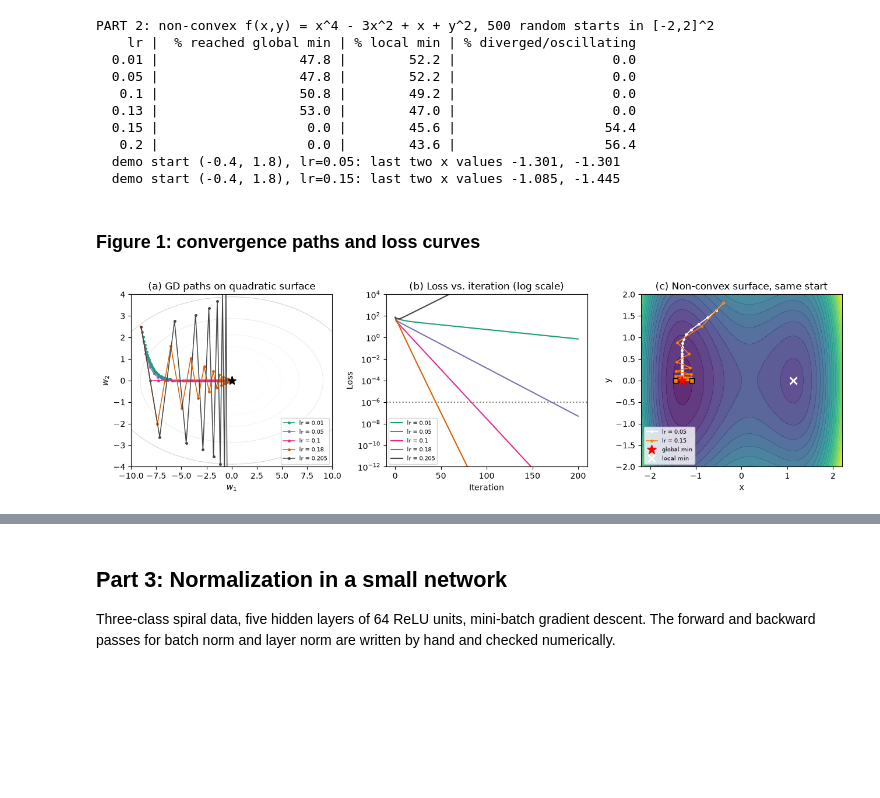
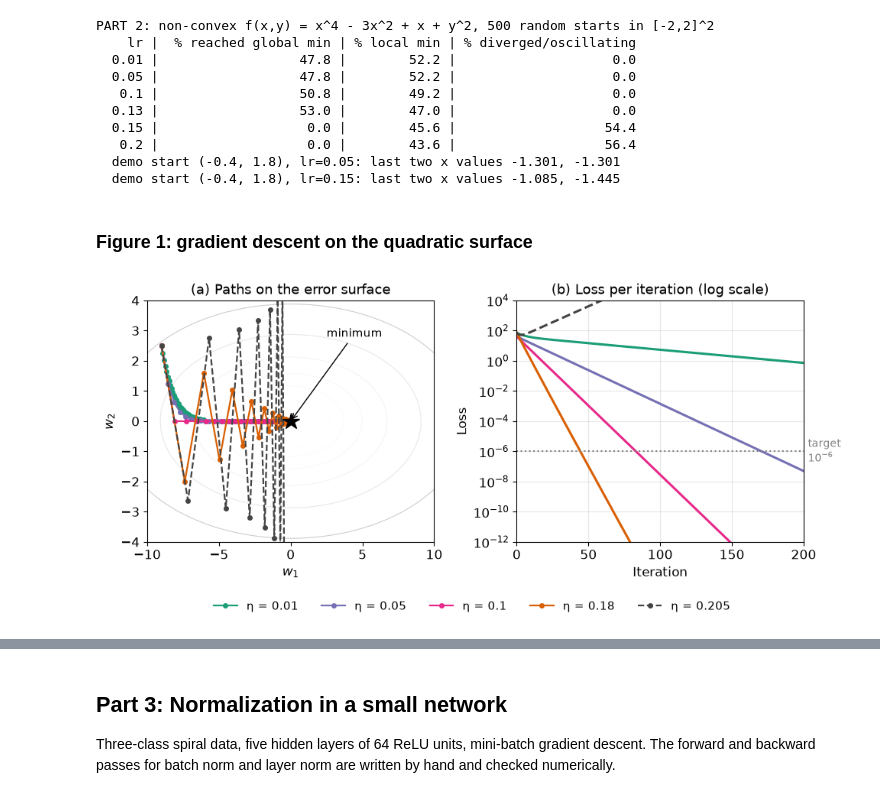
Before and after one commit to SanskritiAcharya/gradient-descent-assignment, a Jupyter notebook: gradient_descent_assignment.ipynb, the cells around one changed output, grey strips where cells are left out. Saved outputs shown, nothing was run; the diff lists cells and outputs as text; code cells hidden in the pictures; blank space fills up the shorter version.

Commit message:
Larger, clearer figures: split into three figures, bigger fonts, outcome bar chart

```diff
--- a/gradient_descent_assignment.ipynb
+++ b/gradient_descent_assignment.ipynb
@@ -13,6 +13,8 @@ Only NumPy and Matplotlib are used, so every gradient is written out by hand. No
 import os
 import numpy as np
 import matplotlib.pyplot as plt
+
+plt.rcParams.update({"font.size": 12, "axes.titlesize": 13, "legend.fontsize": 11})
 
 out_dir = "figures"
 os.makedirs(out_dir, exist_ok=True)
@@ -99,7 +101,7 @@ bumpy_lrs = [0.01, 0.05, 0.10, 0.13, 0.15, 0.20]
 log()
 log("PART 2: non-convex f(x,y) = x^4 - 3x^2 + x + y^2, 500 random starts in [-2,2]^2")
 log(f"{'lr':>6} | {'% reached global min':>21} | {'% local min':>11} | {'% diverged/oscillating':>22}")
-success_rates = {}
+outcome_rates = {}
 for lr in bumpy_lrs:
     got_global = got_local = other = 0
     for s in starts:
@@ -113,7 +115,7 @@ for lr in bumpy_lrs:
         else:
             got_local += 1
     n = len(starts)
-    success_rates[lr] = 100 * got_global / n
+    outcome_rates[lr] = (100 * got_global / n, 100 * got_local / n, 100 * other / n)
     log(f"{lr:>6} | {100*got_global/n:>21.1f} | {100*got_local/n:>11.1f} | {100*other/n:>22.1f}")
 
 # one start inside the global basin: the small lr settles, the big one cannot
@@ -135,51 +137,43 @@ PART 2: non-convex f(x,y) = x^4 - 3x^2 + x + y^2, 500 random starts in [-2,2]^2
   demo start (-0.4, 1.8), lr=0.05: last two x values -1.301, -1.301
   demo start (-0.4, 1.8), lr=0.15: last two x values -1.085, -1.445
 # %% [markdown]
-### Figure 1: convergence paths and loss curves
+### Figure 1: gradient descent on the quadratic surface
 # %%
 colors = ["#1b9e77", "#7570b3", "#e7298a", "#d95f02", "#444444"]
-fig, axes = plt.subplots(1, 3, figsize=(13, 3.9))
+fig, axes = plt.subplots(1, 2, figsize=(10, 4.6))
 
 gx, gy = np.meshgrid(np.linspace(-10, 10, 300), np.linspace(-4, 4, 300))
 gz = 0.5 * (gx**2 + 10 * gy**2)
-axes[0].contour(gx, gy, gz, levels=np.logspace(-1, 2.4, 14), cmap="Greys", linewidths=0.7)
+axes[0].contour(gx, gy, gz, levels=np.logspace(-1, 2.4, 14), cmap="Greys", linewidths=0.8)
 for lr, c in zip(quad_lrs, colors):
+    # the diverging run is cut short so it doesn't hide the others
     p = quad_runs[lr][0][:40 if lr < 0.2 else 14]
     p = p[np.all(np.abs(p) < 12, axis=1)]
-    axes[0].plot(p[:, 0], p[:, 1], "-o", ms=2.5, lw=1.1, color=c, label=f"lr = {lr}")
-axes[0].plot(0, 0, "k*", ms=11)
+    style = "--o" if lr > 0.2 else "-o"
+    axes[0].plot(p[:, 0], p[:, 1], style, ms=4, lw=1.6, color=c, label=f"η = {lr}")
+axes[0].plot(0, 0, "k*", ms=16, zorder=5)
+axes[0].annotate("minimum", (0, 0), (2.5, 2.8), fontsize=11, arrowprops=dict(arrowstyle="->"))
 axes[0].set_xlim(-10, 10)
 axes[0].set_ylim(-4, 4)
-axes[0].set_title("(a) GD paths on quadratic surface")
+axes[0].set_title("(a) Paths on the error surface")
 axes[0].set_xlabel("$w_1$")
 axes[0].set_ylabel("$w_2$")
-axes[0].legend(fontsize=7, loc="lower right")
 
 for lr, c in zip(quad_lrs, colors):
-    axes[1].semilogy(quad_runs[lr][1], color=c, lw=1.5, label=f"lr = {lr}")
-axes[1].axhline(1e-6, ls=":", color="grey")
+    style = "--" if lr > 0.2 else "-"
+    axes[1].semilogy(quad_runs[lr][1], style, color=c, lw=2.2)
+axes[1].axhline(1e-6, ls=":", color="grey", lw=1.5)
+axes[1].text(203, 1e-6, "target\n$10^{-6}$", va="center", fontsize=10, color="grey")
 axes[1].set_ylim(1e-12, 1e4)
-axes[1].set_title("(b) Loss vs. iteration (log scale)")
+axes[1].set_xlim(0, 200)
+axes[1].set_title("(b) Loss per iteration (log scale)")
 axes[1].set_xlabel("Iteration")
 axes[1].set_ylabel("Loss")
-axes[1].legend(fontsize=7)
+axes[1].grid(alpha=0.3)
 
-bx, by = np.meshgrid(np.linspace(-2.2, 2.2, 300), np.linspace(-2, 2, 300))
-bz = bx**4 - 3 * bx**2 + bx + by**2
-axes[2].contourf(bx, by, bz, levels=30, cmap="viridis", alpha=0.85)
-for lr, c in zip(demo_lrs, ["white", "#ff7f00"]):
-    p = demo_runs[lr][0]
-    axes[2].plot(p[:, 0], p[:, 1], "-o", ms=2.5, lw=1.2, color=c, label=f"lr = {lr}")
-    axes[2].plot(p[-2:, 0], p[-2:, 1], "s", ms=6, color=c, mec="k")
-axes[2].plot(global_x, 0, "r*", ms=12, label="global min")
-axes[2].plot(1.1309, 0, "wx", ms=9, mew=2, label="local min")
-axes[2].set_title("(c) Non-convex surface, same start")
-axes[2].set_xlabel("x")
-axes[2].set_ylabel("y")
-axes[2].legend(fontsize=7, loc="lower left")
-
-plt.tight_layout()
-plt.savefig(f"{out_dir}/fig1_gradient_descent.png", dpi=200)
+fig.legend(*axes[0].get_legend_handles_labels(), loc="lower center", ncol=5, frameon=False)
+plt.tight_layout(rect=(0, 0.08, 1, 1))
+plt.savefig(f"{out_dir}/fig1_quadratic.png", dpi=300)
 plt.show()
 # %% [output]
-[figure, old version]
+[figure, new version]
```
Also changed, not shown: parts of 4 cells of this notebook, 5 other files.
